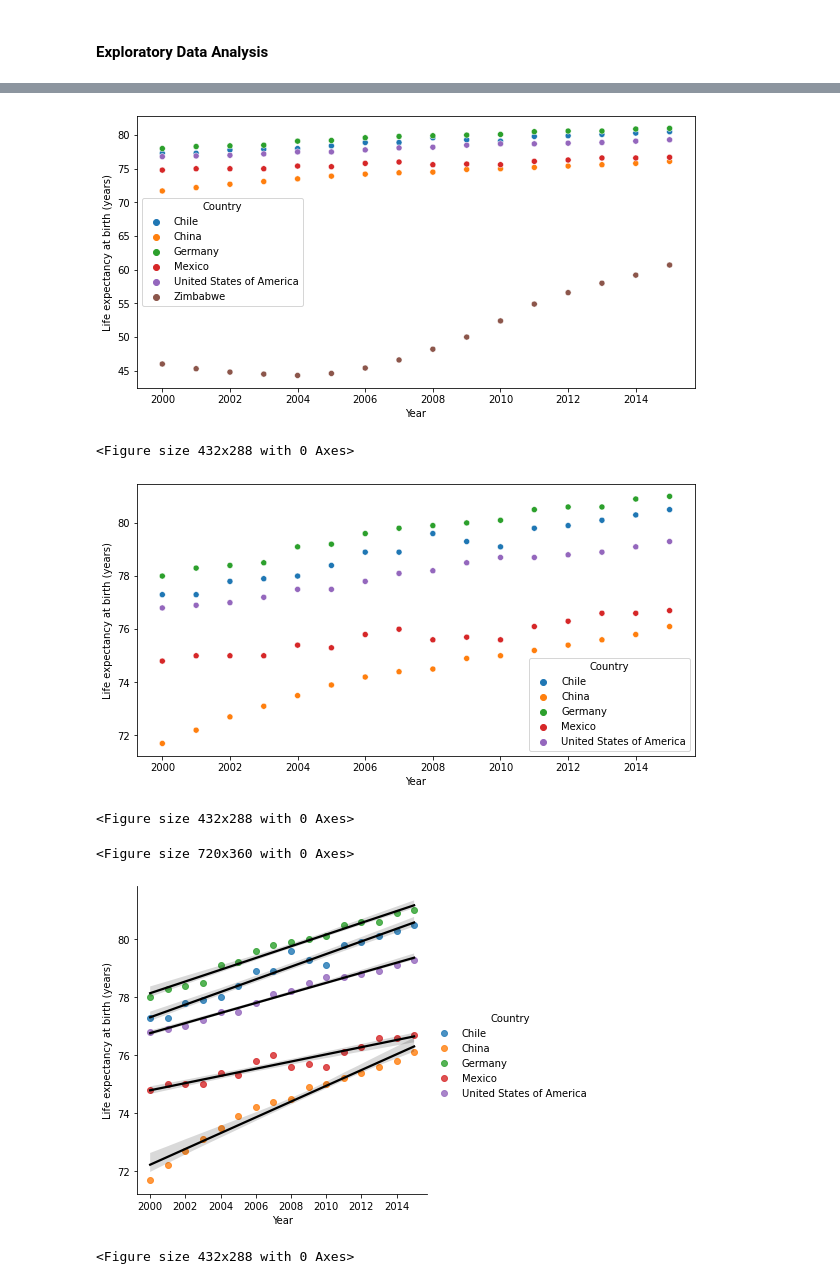
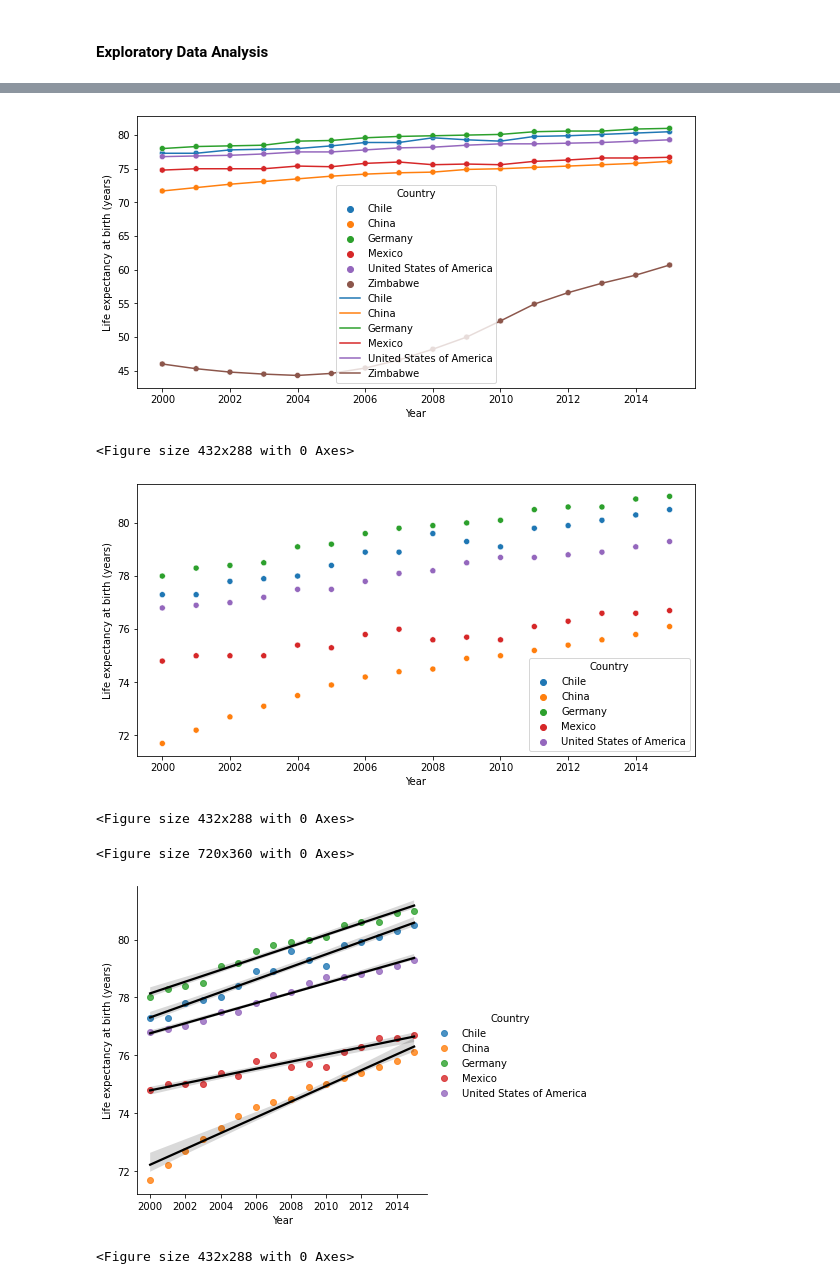
Before and after one commit to egecalay/Life-Expectancy-and-GDP, a Jupyter notebook: life_expectancy_gdp.ipynb, the cells around one changed output, grey strips where cells are left out. Saved outputs shown, nothing was run; the diff lists cells and outputs as text; code cells hidden in the pictures.

Commit message:
updated gdp vs life expectancy plots

```diff
--- a/life_expectancy_gdp.ipynb
+++ b/life_expectancy_gdp.ipynb
@@ -71,22 +77,24 @@ NameError: name 'unique_countries' is not defined
 # %%
 #Show the life expectancy at birth in a time series plot for each country
 plt.figure(figsize=(10,5))
 sns.scatterplot(x=df.Year, y=df['Life expectancy at birth (years)'], hue=df.Country)
+sns.lineplot(x=df.Year, y=df['Life expectancy at birth (years)'], hue=df.Country)
+
 #This kinda looks out of whack bc of Zimbabwe skewing the rest of the data, lol, wish I could plot that on the secondary y-axis
 plt.show()
 plt.clf()
 df_minus_Zimbabwe=df[df.Country != 'Zimbabwe']
 plt.figure(figsize=(10,5))
 sns.scatterplot(x=df_minus_Zimbabwe.Year, y=df_minus_Zimbabwe['Life expectancy at birth (years)'], hue=df_minus_Zimbabwe.Country)
 plt.show()
 plt.clf()
 
 plt.figure(figsize=(10,5)) #This does not work, need to figure out how to format it differently.
 sns.lmplot(x='Year', y='Life expectancy at birth (years)', data = df_minus_Zimbabwe,hue='Country', line_kws={'color': 'black'})
 plt.show()
 plt.clf()
 # %% [output]
-[figure, old version]
+[figure, new version]
 <Figure size 432x288 with 0 Axes>
 [figure]
 <Figure size 432x288 with 0 Axes>
```
Also changed, not shown: parts of 6 cells of this notebook.
